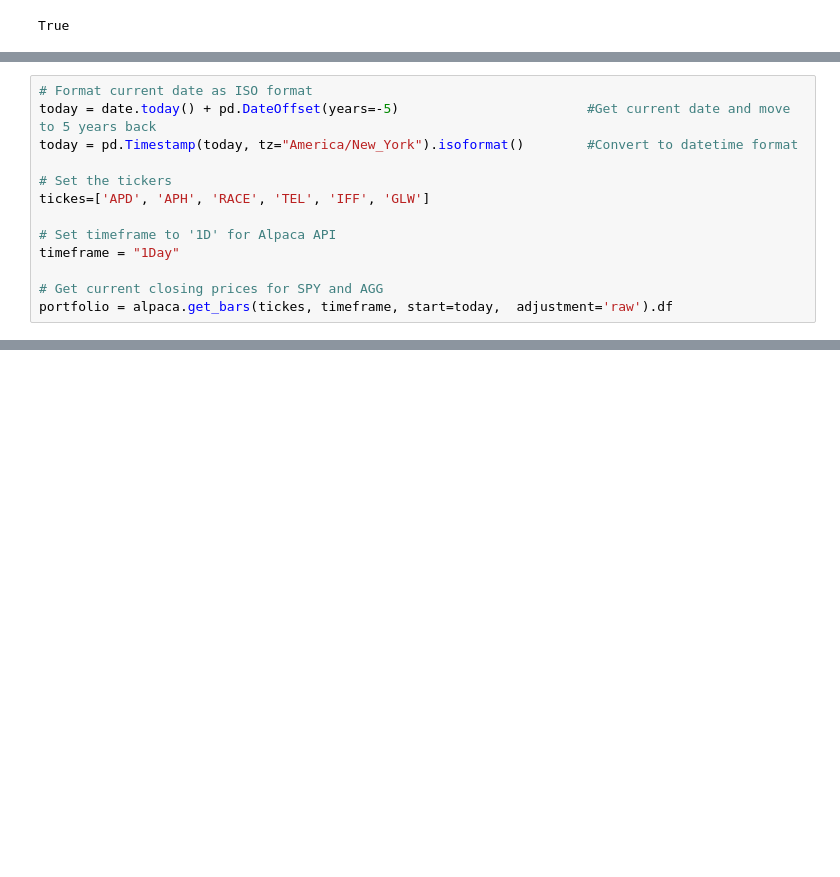
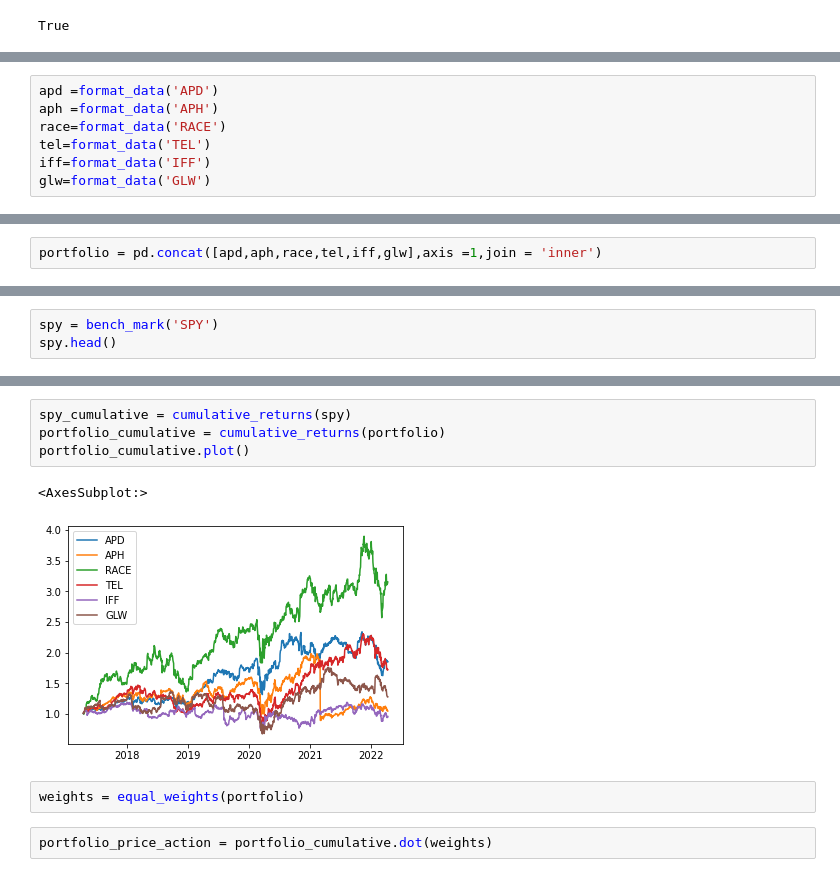
Before and after one commit to Nithy29/Responsible_Investor, a Jupyter notebook: analysis.ipynb, the cells around one changed output, grey strips where cells are left out. Saved outputs shown, nothing was run; the diff lists cells and outputs as text; blank space fills up the shorter version.

```diff
--- a/analysis.ipynb
+++ b/analysis.ipynb
@@ -27,13 +24,0 @@ alpaca = tradeapi.REST(alpaca_api_key, alpaca_secret_key, api_version='v2')
-# %%
-# Format current date as ISO format
-today = date.today() + pd.DateOffset(years=-5)                        #Get current date and move to 5 years back
-today = pd.Timestamp(today, tz="America/New_York").isoformat()        #Convert to datetime format
-
-# Set the tickers
-tickes=['APD', 'APH', 'RACE', 'TEL', 'IFF', 'GLW']
-
-# Set timeframe to '1D' for Alpaca API
-timeframe = "1Day"
-
-# Get current closing prices for SPY and AGG
-portfolio = alpaca.get_bars(tickes, timeframe, start=today,  adjustment='raw').df
@@ -78,0 +71,7 @@ portfolio
+# %%
+apd =format_data('APD')
+aph =format_data('APH')
+race=format_data('RACE')
+tel=format_data('TEL')
+iff=format_data('IFF')
+glw=format_data('GLW')
@@ -78,0 +87,2 @@ portfolio
+# %%
+portfolio = pd.concat([apd,aph,race,tel,iff,glw],axis =1,join = 'inner')
@@ -78,0 +98,3 @@ portfolio
+# %%
+spy = bench_mark('SPY')
+spy.head()
@@ -78,0 +108,11 @@ portfolio
+# %%
+spy_cumulative = cumulative_returns(spy)
+portfolio_cumulative = cumulative_returns(portfolio)
+portfolio_cumulative.plot()
+# %% [output]
+<AxesSubplot:>
+[figure, added]
+# %%
+weights = equal_weights(portfolio)
+# %%
+portfolio_price_action = portfolio_cumulative.dot(weights)
```
Also changed, not shown: parts of 14 cells of this notebook.
